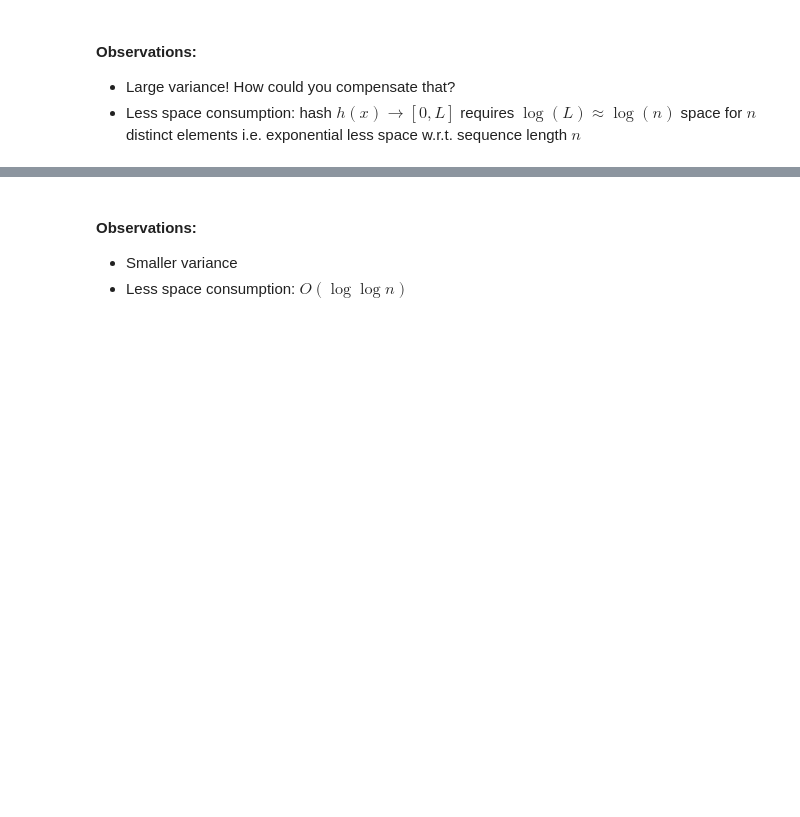
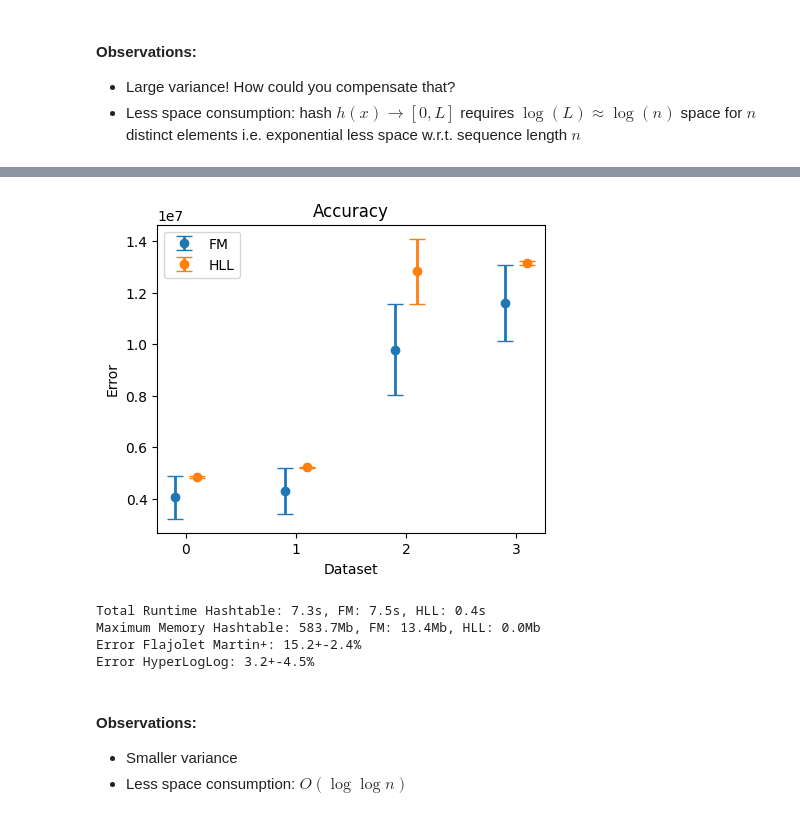
Before and after one commit to jonasschultemattler/nanocourse, a Jupyter notebook: course.ipynb, the cells around one changed output, grey strips where cells are left out. Drawn from its saved outputs; the diff is of its cells as text; code cells hidden in the pictures; blank space fills up the shorter version.

```diff
--- a/course.ipynb
+++ b/course.ipynb
@@ -149,3 +155,31 @@ Error HyperLogLog: 3.2+-4.5%
+# %%
+naive_results, fm_results, fmplus_results, hll_results = [], [], [], []
+for file in files:
+    naive_results.append(track_memory_and_runtime("build/source/naivecounting1", file))
+    # fm_results.append(track_memory_and_runtime("build/source/flajoletmartin1", file))
+    fmplus_results.append(track_memory_and_runtime("build/source/fmplus1", file))
+    hll_results.append(track_memory_and_runtime("build/source/hyperloglog2", file))
+
+file_sizes = [os.path.getsize(file) for file in files]
+results = np.array([naive_results, fmplus_results, hll_results])
+algorithms = ["Naive", "FM+", "HLL"]
+
+# plot_performance(results, algorithms, file_sizes)
+plot_accuracies(results, algorithms)
+# error_fm=np.abs(results[1,:,2] - results[0,:,2])/results[0,:,2]
+error_fmplus=np.abs(results[1,:,2] - results[0,:,2])/results[0,:,2]
+error_hll=np.abs(results[2,:,2] - results[0,:,2])/results[0,:,2]
+print("Total Runtime Hashtable: %.1fs, FM: %.1fs, HLL: %.1fs" % (np.sum(results[0,:,0]), np.sum(results[1,:,0]), np.sum(results[2,:,0])))
+print("Maximum Memory Hashtable: %.1fMb, FM: %.1fMb, HLL: %.1fMb" % (np.max(results[0,:,1]), np.max(results[1,:,1]), np.max(results[2,:,1])))
+# print("Error Flajolet Martin: %.1f+-%.1f%%" % (np.mean(error_fm)*100, np.std(error_fm)*100))
+print("Error Flajolet Martin+: %.1f+-%.1f%%" % (np.mean(error_fmplus)*100, np.std(error_fmplus)*100))
+print("Error HyperLogLog: %.1f+-%.1f%%" % (np.mean(error_hll)*100, np.std(error_hll)*100))
+# %% [output]
+[figure, added]
+Total Runtime Hashtable: 7.3s, FM: 7.5s, HLL: 0.4s
+Maximum Memory Hashtable: 583.7Mb, FM: 13.4Mb, HLL: 0.0Mb
+Error Flajolet Martin+: 15.2+-2.4%
+Error HyperLogLog: 3.2+-4.5%
 # %% [markdown]
 #### Observations:
 
```
Also changed, not shown: parts of 16 cells of this notebook, 6 other files.
